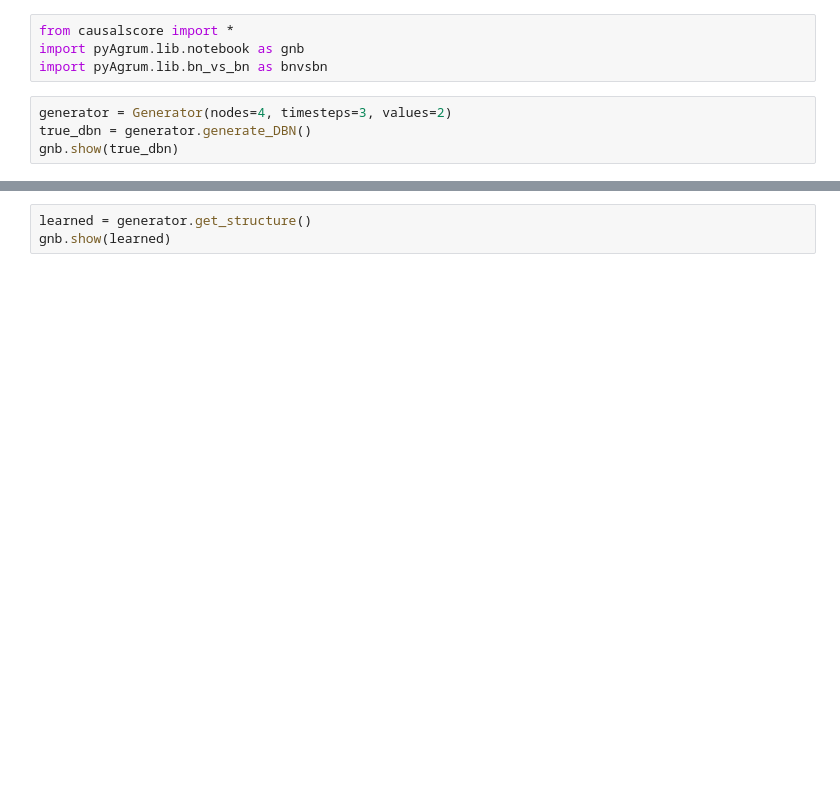
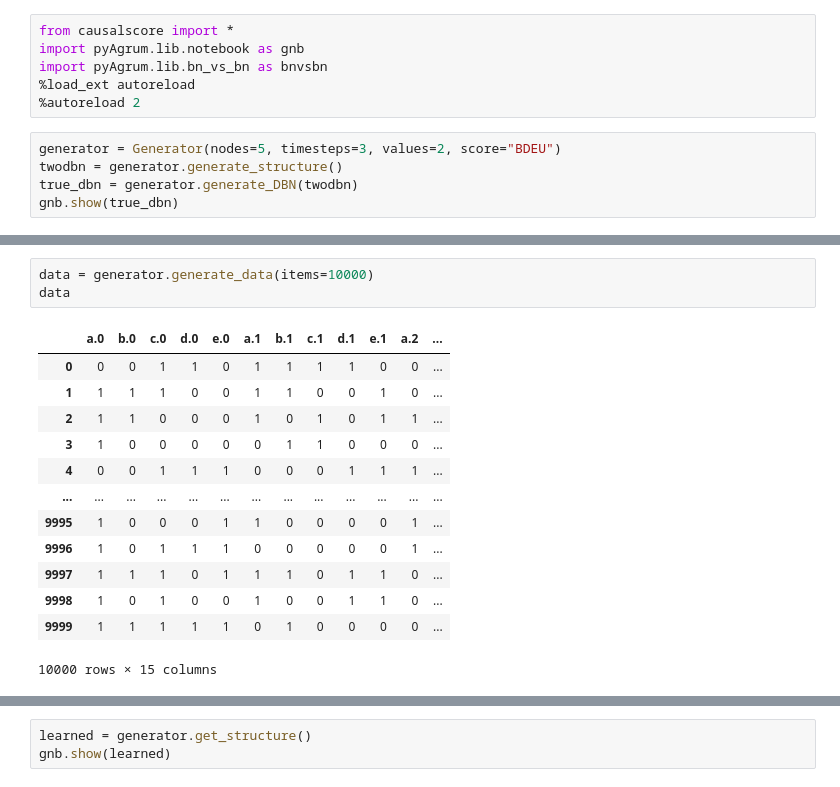
Before and after one commit to JaccovanWijk/Thesis, a Jupyter notebook: Causal Score Setup.ipynb, the cells around one changed output, grey strips where cells are left out. Saved outputs shown, nothing was run; the diff lists cells and outputs as text; blank space fills up the shorter version.

```diff
--- a/Causal Score Setup.ipynb
+++ b/Causal Score Setup.ipynb
@@ -2,10 +2,30 @@
 from causalscore import *
 import pyAgrum.lib.notebook as gnb
 import pyAgrum.lib.bn_vs_bn as bnvsbn
+%load_ext autoreload
+%autoreload 2
 # %%
-generator = Generator(nodes=4, timesteps=3, values=2)
-true_dbn = generator.generate_DBN()
+generator = Generator(nodes=5, timesteps=3, values=2, score="BDEU")
+twodbn = generator.generate_structure()
+true_dbn = generator.generate_DBN(twodbn)
 gnb.show(true_dbn)
 # %% [output]
 [drawing not drawn]
+# %%
+data = generator.generate_data(items=10000)
+data
+# %% [output]
+|  | a.0 | b.0 | c.0 | d.0 | e.0 | a.1 | b.1 | c.1 | d.1 | e.1 | a.2 | ... |
+| 0 | 0 | 0 | 1 | 1 | 0 | 1 | 1 | 1 | 1 | 0 | 0 | ... |
+| 1 | 1 | 1 | 1 | 0 | 0 | 1 | 1 | 0 | 0 | 1 | 0 | ... |
+| 2 | 1 | 1 | 0 | 0 | 0 | 1 | 0 | 1 | 0 | 1 | 1 | ... |
+| 3 | 1 | 0 | 0 | 0 | 0 | 0 | 1 | 1 | 0 | 0 | 0 | ... |
+| 4 | 0 | 0 | 1 | 1 | 1 | 0 | 0 | 0 | 1 | 1 | 1 | ... |
+| ... | ... | ... | ... | ... | ... | ... | ... | ... | ... | ... | ... | ... |
+| 9995 | 1 | 0 | 0 | 0 | 1 | 1 | 0 | 0 | 0 | 0 | 1 | ... |
+| 9996 | 1 | 0 | 1 | 1 | 1 | 0 | 0 | 0 | 0 | 0 | 1 | ... |
+| 9997 | 1 | 1 | 1 | 0 | 1 | 1 | 1 | 0 | 1 | 1 | 0 | ... |
+| 9998 | 1 | 0 | 1 | 0 | 0 | 1 | 0 | 0 | 1 | 1 | 0 | ... |
+| 9999 | 1 | 1 | 1 | 1 | 1 | 0 | 1 | 0 | 0 | 0 | 0 | ... |
+10000 rows × 15 columns
 # %%
```
Also changed, not shown: parts of 5 cells of this notebook, 2 other files.
